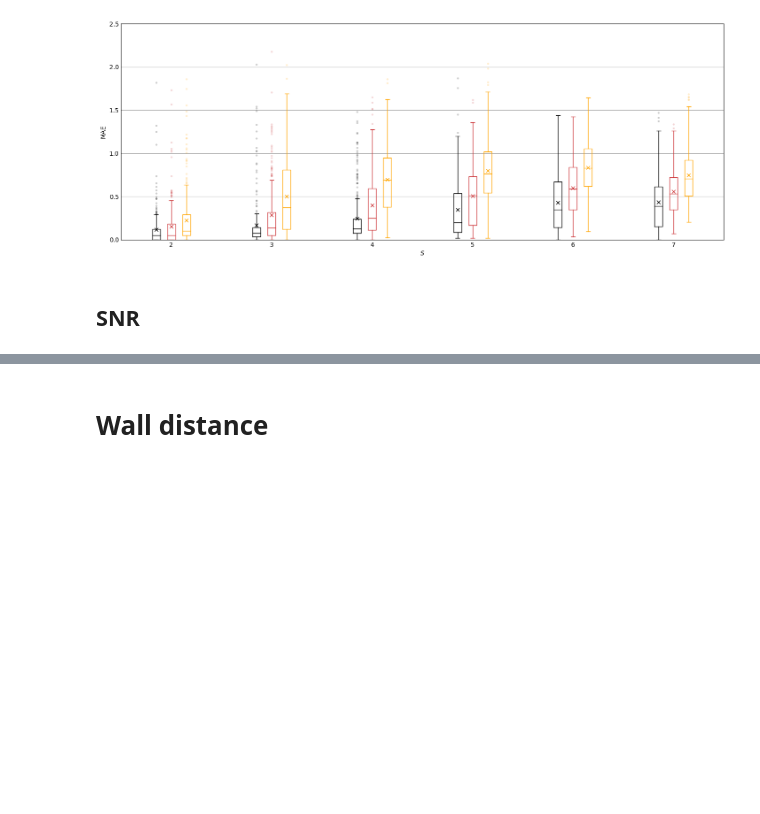
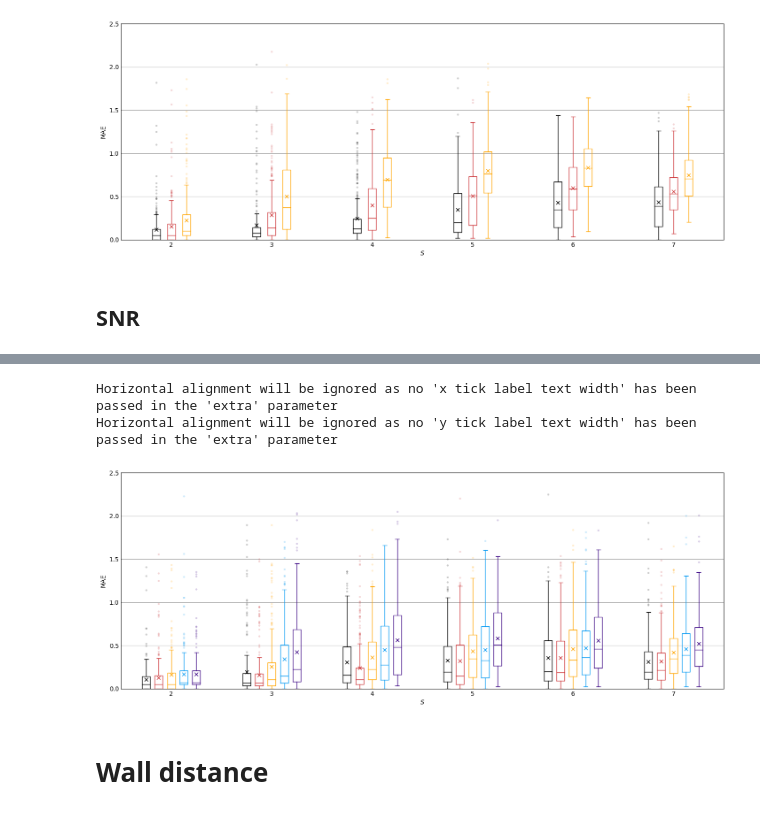
Before and after one commit to jannismain/fau-lnt-source-tracking-code, a Jupyter notebook: python/notebooks/analysis-mean-err.ipynb, the cells around one changed output, grey strips where cells are left out. Drawn from its saved outputs; the diff is of its cells as text; code cells hidden in the pictures; blank space fills up the shorter version.

```diff
--- a/python/notebooks/analysis-mean-err.ipynb
+++ b/python/notebooks/analysis-mean-err.ipynb
@@ -331,16 +363,20 @@ print(dfp)
 # %%
 # Joint Boxplot, grouped
 fig = figure(figsize=(17,6.5)); ax  = fig.add_subplot(111)
 
 idx=0
-for val in dfp.index.values:
+for val in [0,30,15,10,5]:
     dftt = dft[dft[var]==val]
     bp = dftt.boxplot("err-mean", by=["n-sources"], ax=ax, **boxplot_args)
     style_boxplot(bp, None, idx, len(dfp.index.values))
     idx+=1
 
 if EXPORT_LATEX:
     tikz_save("".join([PATH_LATEX_PLOTS, 'boxplot-joined-{}.tex'.format(var)]), strict=True, wrap=False)
+# %% [output]
+Horizontal alignment will be ignored as no 'x tick label text width' has been passed in the 'extra' parameter
+Horizontal alignment will be ignored as no 'y tick label text width' has been passed in the 'extra' parameter
+[figure, added]
 # %% [markdown]
 # Wall distance
 # %%
```
Also changed, not shown: parts of 10 cells of this notebook.
